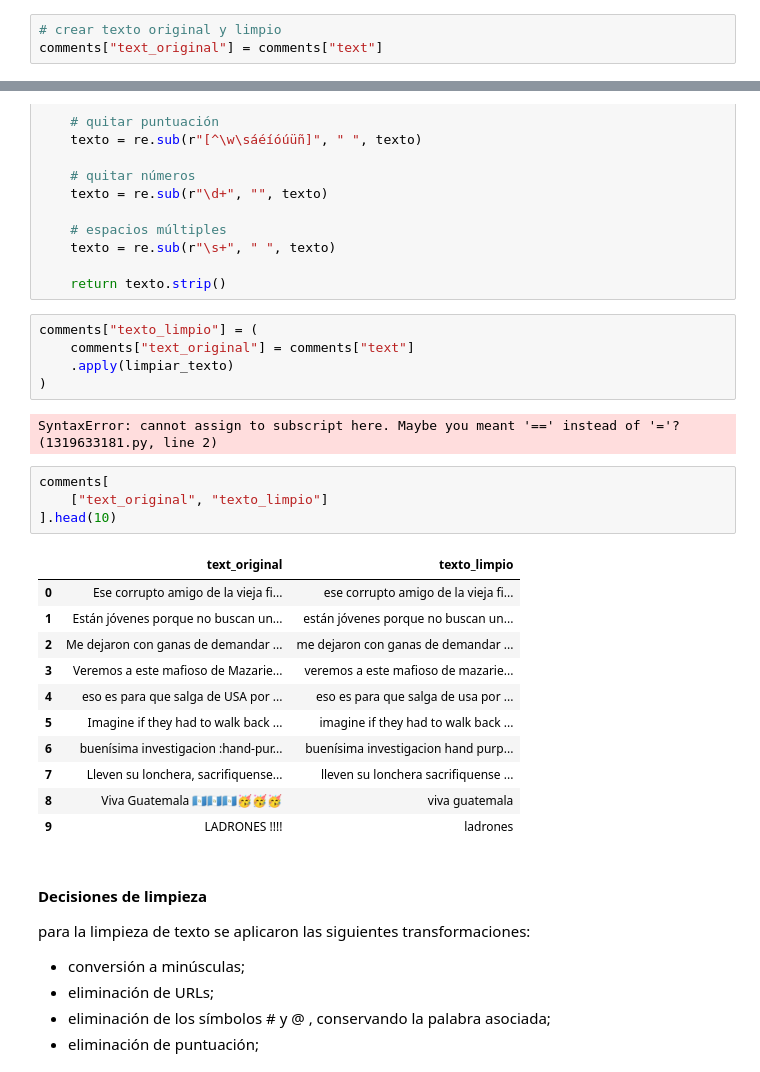
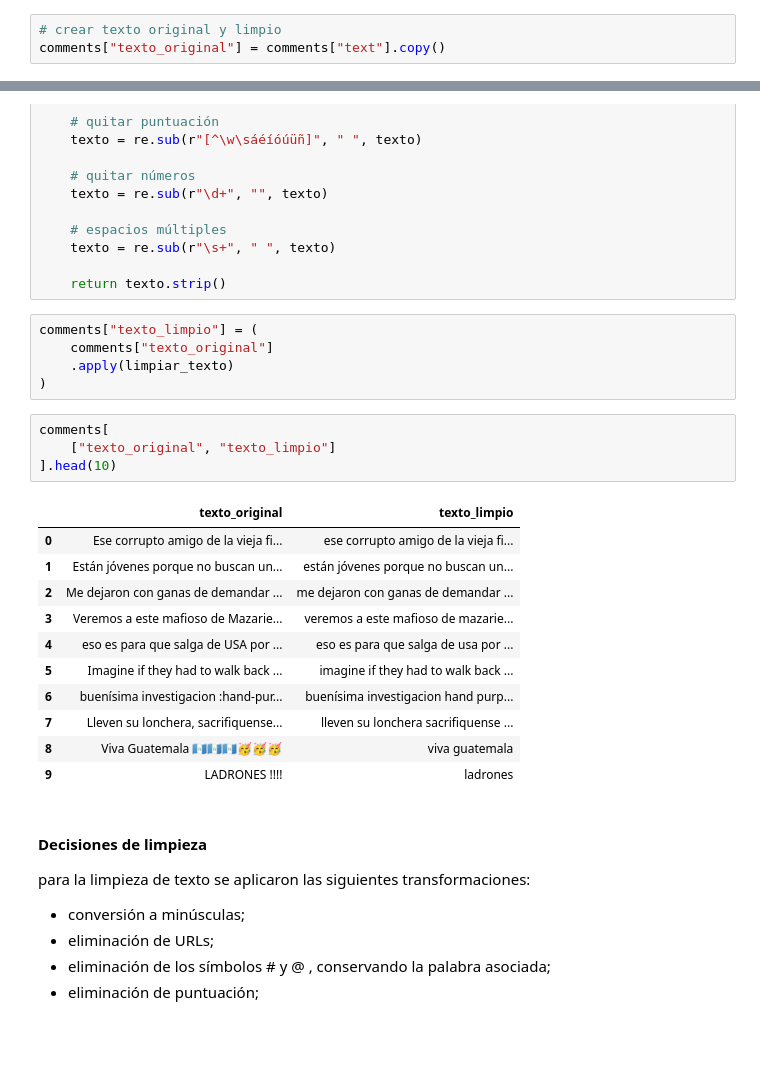
Before and after one commit to Vann06/Data-Science, a Jupyter notebook: L06_redes_sociales/notebooks/avances_lab6.ipynb, the cells around one changed output, grey strips where cells are left out. Cells and saved outputs as stored; diff of their text form; blank space fills up the shorter version.

```diff
--- a/L06_redes_sociales/notebooks/avances_lab6.ipynb
+++ b/L06_redes_sociales/notebooks/avances_lab6.ipynb
@@ -607,7 +607,7 @@ comments[
 | 14 | 6 | 6.0 |
 # %%
 # crear texto original y limpio
-comments["text_original"] = comments["text"]
+comments["texto_original"] = comments["text"].copy()
 # %%
 # limpiar texto
 def limpiar_texto(texto):
@@ -641,17 +641,15 @@ def limpiar_texto(texto):
     return texto.strip()
 # %%
 comments["texto_limpio"] = (
-    comments["text_original"] = comments["text"]
+    comments["texto_original"]
     .apply(limpiar_texto)
 )
-# %% [output]
-SyntaxError: cannot assign to subscript here. Maybe you meant '==' instead of '='? (1319633181.py, line 2)
 # %%
 comments[
-    ["text_original", "texto_limpio"]
+    ["texto_original", "texto_limpio"]
 ].head(10)
 # %% [output]
-|  | text_original | texto_limpio |
+|  | texto_original | texto_limpio |
 | 0 | Ese corrupto amigo de la vieja fi... | ese corrupto amigo de la vieja fi... |
 | 1 | Están jóvenes porque no buscan un... | están jóvenes porque no buscan un... |
 | 2 | Me dejaron con ganas de demandar ... | me dejaron con ganas de demandar ... |
```
Also changed, not shown: parts of 37 cells of this notebook, 3 other files.
